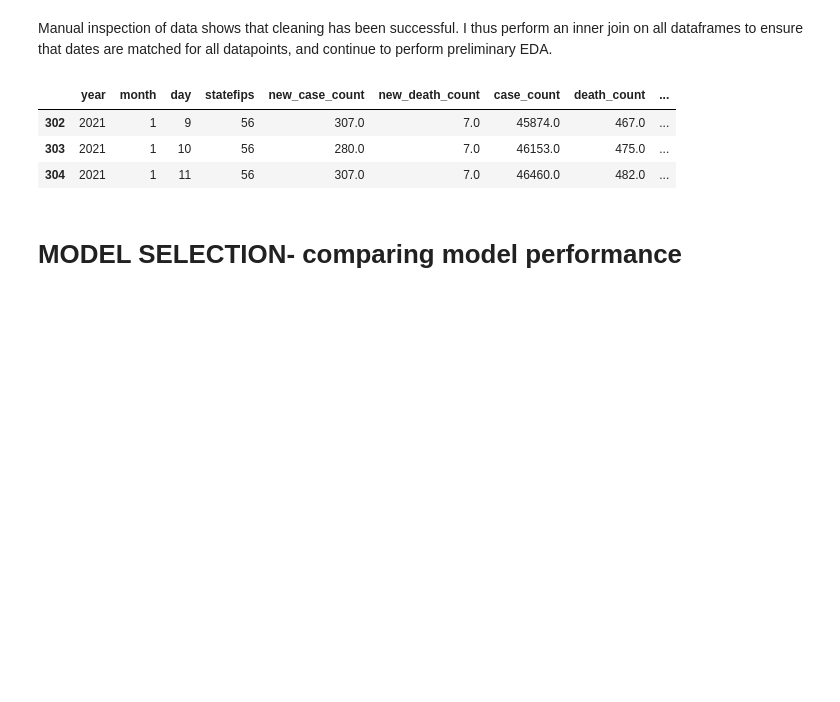
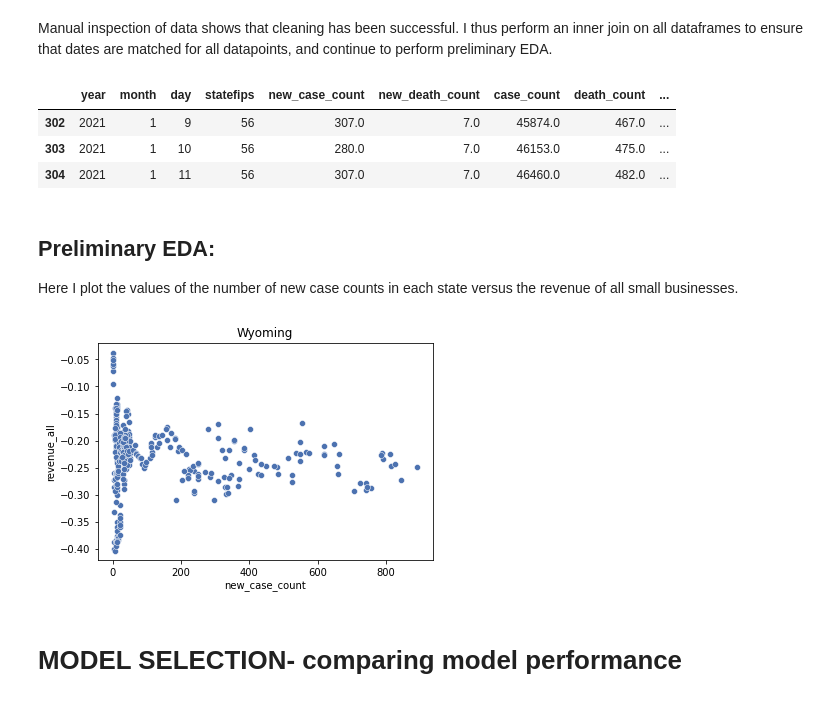
Before and after one commit to cjohnsoncruz/covid_spread_and_business_revenue, a Jupyter notebook: Quantifying_how_Covid_Case_Rates_affect_Business_Revenue.ipynb, the cells around one changed output. Drawn from its saved outputs; the diff is of its cells as text; code cells hidden in the pictures; blank space fills up the shorter version.

```diff
--- a/Quantifying_how_Covid_Case_Rates_affect_Business_Revenue.ipynb
+++ b/Quantifying_how_Covid_Case_Rates_affect_Business_Revenue.ipynb
@@ -238,6 +246,15 @@ join_covid_spending_revenue_df[state].tail(3)
 | 302 | 2021 | 1 | 9 | 56 | 307.0 | 7.0 | 45874.0 | 467.0 | ... |
 | 303 | 2021 | 1 | 10 | 56 | 280.0 | 7.0 | 46153.0 | 475.0 | ... |
 | 304 | 2021 | 1 | 11 | 56 | 307.0 | 7.0 | 46460.0 | 482.0 | ... |
+# %% [markdown]
+## Preliminary EDA:
+
+Here I plot the values of the number of new case counts in each state versus the revenue of all small businesses.
+# %%
+sns.scatterplot(x = 'new_case_count', y = 'revenue_all', palette = 'deep', data = join_covid_spending_revenue_df[state]);
+plt.title(state);
+# %% [output]
+[figure, added]
 # %% [markdown]
 # MODEL SELECTION- comparing model performance
 # %% [markdown]
```
Also changed, not shown: parts of 28 cells of this notebook.
